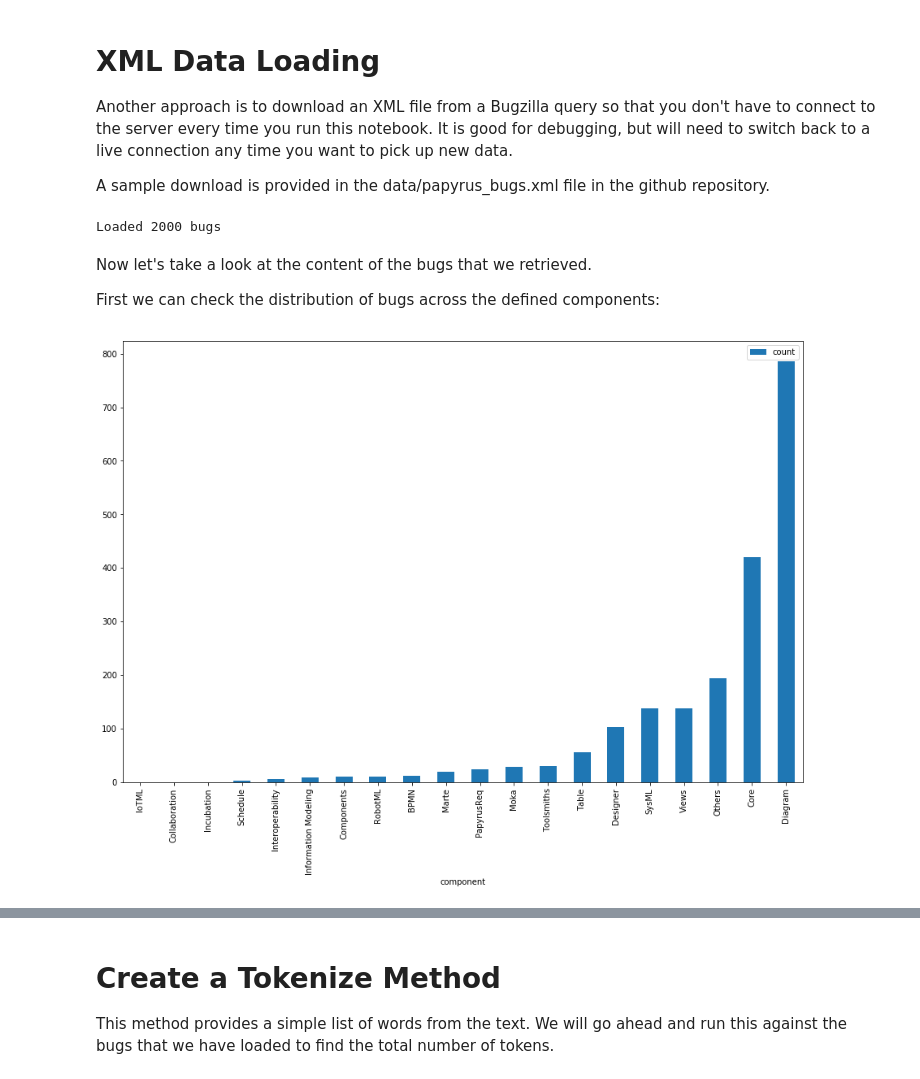
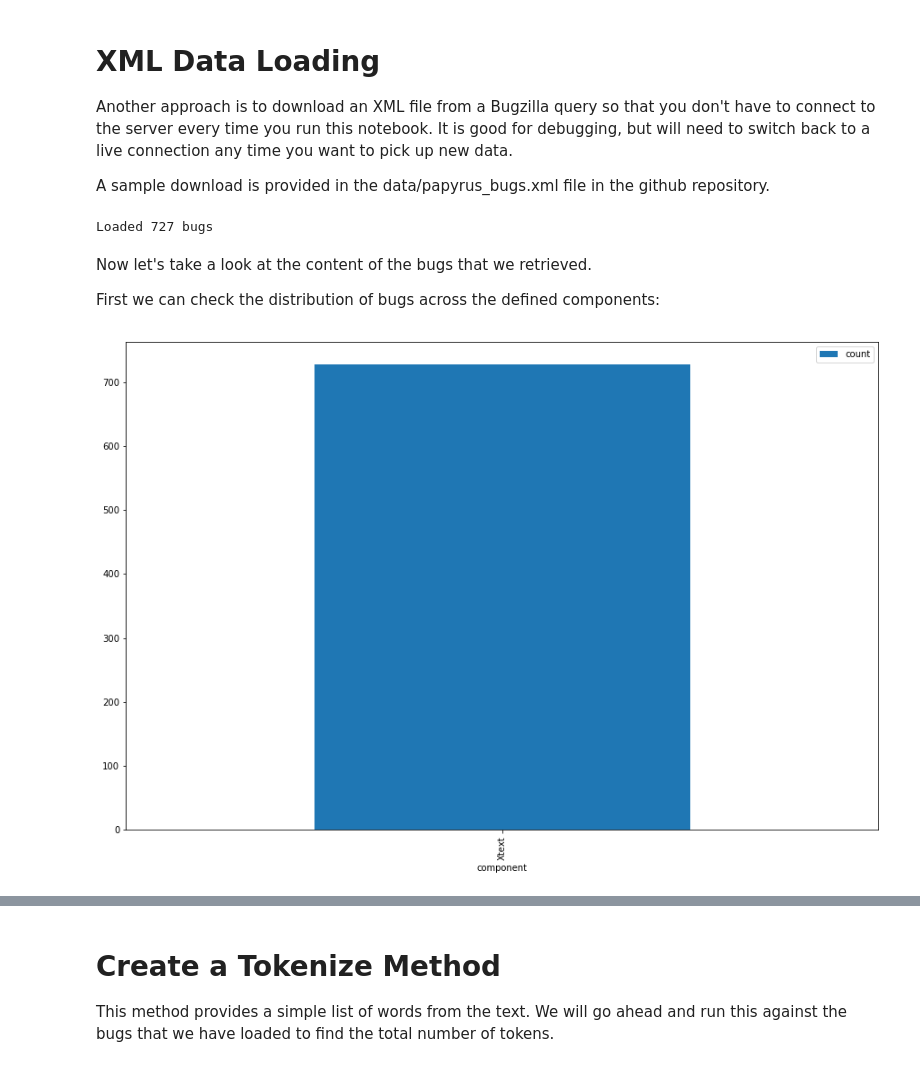
Before and after one commit to HSV-AI/bug-analysis, a Jupyter notebook: Papyrus Bugzilla Analysis.ipynb, the cells around one changed output, grey strips where cells are left out. Cells and saved outputs as stored; diff of their text form; code cells hidden in the pictures.

```diff
--- a/Papyrus Bugzilla Analysis.ipynb
+++ b/Papyrus Bugzilla Analysis.ipynb
@@ -57,9 +57,13 @@ def getComments(id):
     commenters = []
     for comment in response['bugs'][str(id)]['comments']:
         text += ' '+ comment['text']
-    return text, commenters
+        commenters.append(comment['creator'])
+
+    bug_commenters.append(commenters)
+    return text#, commenters
 
 for bug in bugs['bugs']:
+    print(bug)
     id = bug['id']
     bug_ids.append(id)
 
@@ -81,6 +97,7 @@ Another approach is to download an XML file from a Bugzilla query so that you do
 A sample download is provided in the data/papyrus_bugs.xml file in the github repository.
 # %%
 import xml.etree.ElementTree as ET
+from dateutil import parser
 
 bug_ids = []
 bug_titles = []
@@ -89,14 +106,19 @@ bug_components = []
 bug_text = []
 bug_reporter = []
 bug_commenters = []
+bug_dates = []
 
-filename = 'data/papyrus_bugs.xml'
+filename = 'data/xtext_bugs.xml'
 tree = ET.parse(filename)
 root = tree.getroot()
 for bug in root:
 
     id = bug.find('bug_id')
     bug_ids.append(id.text)
+
+    creation_time = bug.find('creation_ts')
+    date = parser.parse(creation_time.text)
+    bug_dates.append(date)
 
     title = bug.find('short_desc')
     bug_titles.append(title.text)
@@ -127,18 +149,24 @@ for bug in root:
 
 print('Loaded '+str(len(bug_ids))+' bugs')
 # %% [output]
-Loaded 2000 bugs
+Loaded 727 bugs
 # %% [markdown]
 Now let's take a look at the content of the bugs that we retrieved.
 
 First we can check the distribution of bugs across the defined components:
+# %%
+from datetime import date
+
+df = pd.DataFrame(dict(id=bug_ids, title=bug_titles, component=bug_components, product=bug_products,
+                       text=bug_text, reporter=bug_reporter, commenters=bug_commenters, date=bug_dates ))
+
+df['year'] = df.apply(lambda row: row['date'].year, axis=1)
+df['month'] = df.apply(lambda row: str(row['date'].year)+'-'+str(row['date'].month), axis=1)
+df['day'] = df.apply(lambda row: date(row['date'].year, row['date'].month, row['date'].day), axis=1)
 # %%
-df = pd.DataFrame(dict(id=bug_ids, title=bug_titles, component=bug_components, product=bug_products,
-                       text=bug_text, reporter=bug_reporter, commenters=bug_commenters ))
-
 grouped = df.loc[:,['id','component']].groupby('component').count()
 grouped.columns = ['count']
 grouped.sort_values(by='count').plot(kind='bar', figsize=(15,10))
 plt.show()
 # %% [output]
-[figure, old version]
+[figure, new version]
```
Also changed, not shown: parts of 20 cells of this notebook, 4 other files.
